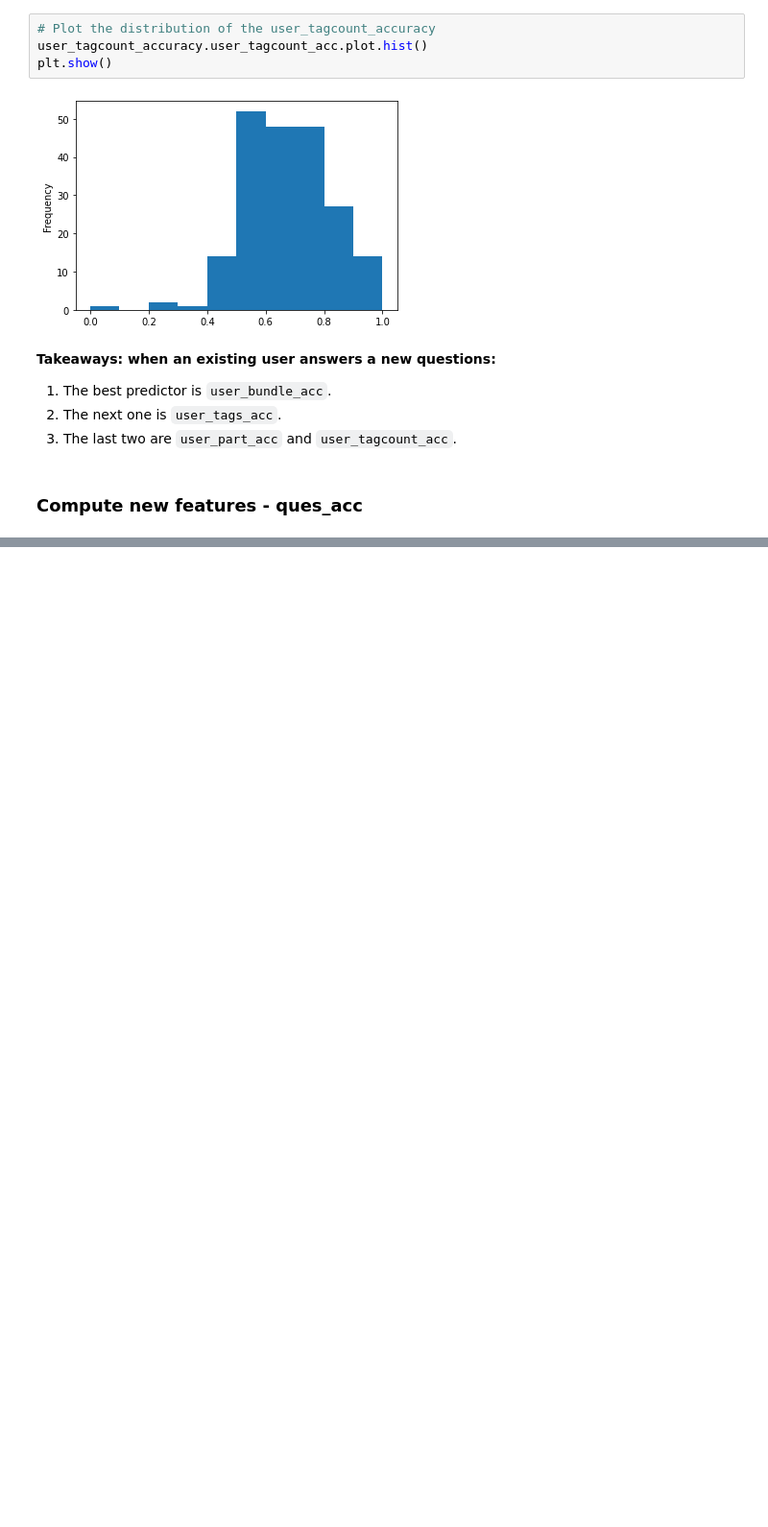
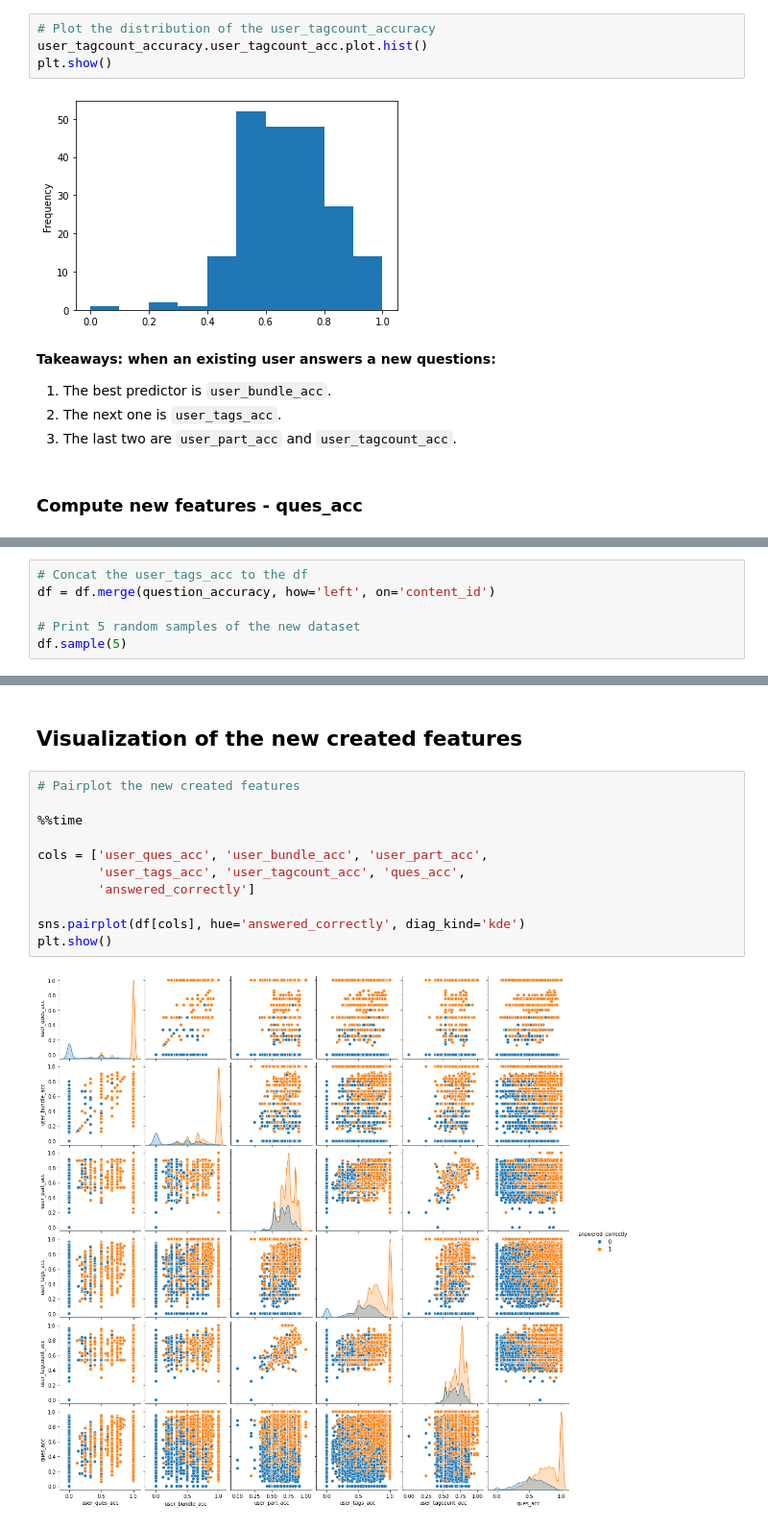
Before and after one commit to Yongliang-Shi/riiid_answer_correctness_prediction, a Jupyter notebook: explore_user_history_in_test_dataset.ipynb, the cells around one changed output, grey strips where cells are left out. Shown at 96% size. Drawn from its saved outputs; the diff is of its cells as text; blank space fills up the shorter version.

Commit message:
pairplot the new created features

```diff
--- a/explore_user_history_in_test_dataset.ipynb
+++ b/explore_user_history_in_test_dataset.ipynb
@@ -531,3 +546,9 @@ df.sample(5)
 | 63979 | 98685539 | 68178556672 | 2093197291 | 9151 | 4398 | 1 | 14000.0 | ... |
 | 11988 | 64183415 | 16810451435 | 1364159702 | 10614 | 4279 | 1 | 25000.0 | ... |
 | 4673 | 25929141 | 11574523700 | 554169193 | 8296 | 3936 | 1 | 13000.0 | ... |
+# %%
+# Concat the user_tags_acc to the df
+df = df.merge(question_accuracy, how='left', on='content_id')
+
+# Print 5 random samples of the new dataset
+df.sample(5)
@@ -533,0 +562,15 @@ df.sample(5)
+# %% [markdown]
+## Visualization of the new created features
+# %%
+# Pairplot the new created features
+
+%%time
+
+cols = ['user_ques_acc', 'user_bundle_acc', 'user_part_acc',
+        'user_tags_acc', 'user_tagcount_acc', 'ques_acc',
+        'answered_correctly']
+
+sns.pairplot(df[cols], hue='answered_correctly', diag_kind='kde')
+plt.show()
+# %% [output]
+[figure, added]
```
Also changed, not shown: parts of 6 cells of this notebook.
